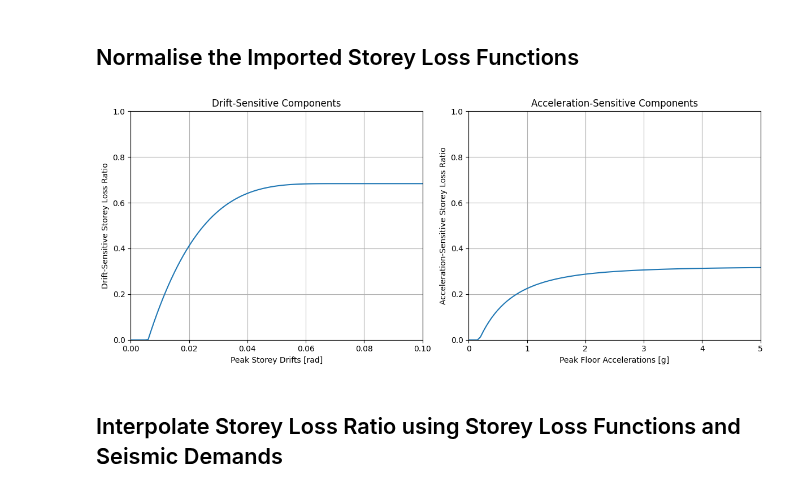
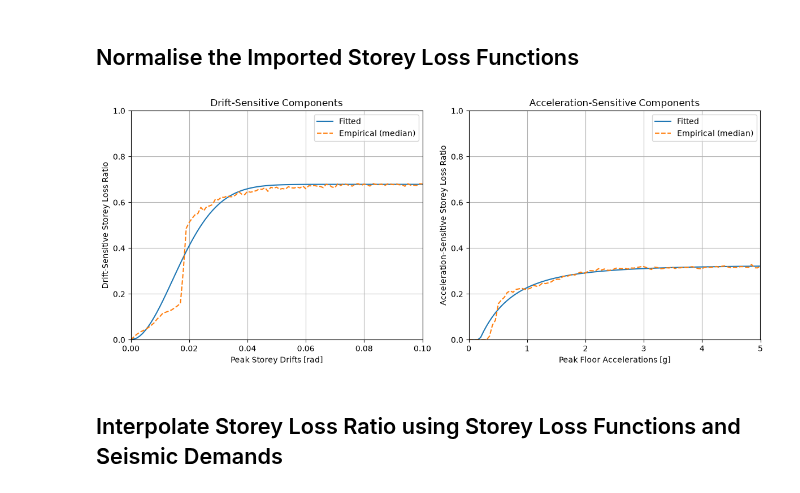
Before and after one commit to GEMScienceTools/oq-vmtk, a Jupyter notebook: demos/StoreyLossFunctionApplication/StoreyLossFunctionApplication.ipynb, the cells around one changed output. Drawn from its saved outputs; the diff is of its cells as text; code cells hidden in the pictures.

Commit message:
Edit SLF demo notebooks

```diff
--- a/demos/StoreyLossFunctionApplication/StoreyLossFunctionApplication.ipynb
+++ b/demos/StoreyLossFunctionApplication/StoreyLossFunctionApplication.ipynb
@@ -45,11 +56,21 @@ from openquake.vmtk.postprocessor import postprocessor
 # with the FEMA P-58 database and were obtained using the "Normative Quantity Estimation Tool"
 # (https://femap58.atcouncil.org/supporting-materials) assuming a residential occupancy class
 
-# Load the drift-sensitive nonstructural components storey loss functions
-slf_drift = import_from_pkl(os.path.join('in', 'slf_drift.pkl'))
+# Storey loss functions are loaded directly from the "StoreyLossFunctionGeneration" demo output:
+# - slf_drift / slf_accel: the FITTED (regression) SLF model
+# - slf_drift_empirical / slf_accel_empirical: the EMPIRICAL SLF model (median/16th/84th
+#   of the loss ratio across the underlying Monte Carlo realizations, with no regression fit)
+slf_generation_out = os.path.join('..', 'StoreyLossFunctionGeneration', 'out')
 
-# Load the acceleration-sensitive nonstructural components storey loss functions
-slf_accel = import_from_pkl(os.path.join('in', 'slf_accel.pkl'))
+# Load the drift-sensitive nonstructural components storey loss functions (fitted model)
+slf_drift = import_from_pkl(os.path.join(slf_generation_out, 'slf_drift.pkl'))
+# Load the drift-sensitive nonstructural components storey loss functions (empirical model)
+slf_drift_empirical = import_from_pkl(os.path.join(slf_generation_out, 'slf_drift_empirical.pkl'))
+
+# Load the acceleration-sensitive nonstructural components storey loss functions (fitted model)
+slf_accel = import_from_pkl(os.path.join(slf_generation_out, 'slf_accel.pkl'))
+# Load the acceleration-sensitive nonstructural components storey loss functions (empirical model)
+slf_accel_empirical = import_from_pkl(os.path.join(slf_generation_out, 'slf_accel_empirical.pkl'))
 
 # Load the analysis dictionary containing response quantities (i.e., engineering demand
 # parameters) such as peak storey drifts and peak floor acceleration necessary for the
@@ -71,48 +92,65 @@ ims = import_from_pkl(os.path.join('in', 'imls_esrm20.pkl'))
 # per performance groups. In this way, our SLFs will represent storey loss ratios instead
 # and will additionally the reflect the contribution of each performance group on the
 # overall storey losses
+#
+# Two SLF representations are normalised here for later comparison:
+# - Fitted: the regression curve from "StoreyLossFunctionGeneration" (out['slf'])
+# - Empirical: the median storey loss ratio across the raw Monte Carlo realizations
+#   underlying that same fit (empirical['empirical_median'])
+# Both are normalised by the same total NSC replacement cost so the resulting
+# vulnerability models remain directly comparable.
 
 # Get the maximum cost associated with repairing both drift- and acceleration-
-# sensitive components from SLFs
+# sensitive components from the fitted SLFs (used as the common normalisation basis)
 max_value = max(slf_drift['PSD, NS']['slf']) + max(slf_accel['PFA, NS']['slf'])
 
+# --- Fitted model ---
 # Normalise the drift-sensitive nonstructural SLF
 slf_drift_norm = [x / max_value for x in slf_drift['PSD, NS']['slf']]
 
 # Normalise the acceleration-sensitive nonstructural SLF
 slf_accel_norm = [x / max_value for x in slf_accel['PFA, NS']['slf']]
+
+# --- Empirical model ---
+# Normalise the empirical median storey loss ratio across all Monte Carlo realizations
+slf_drift_norm_emp = slf_drift_empirical['PSD, NS']['empirical_median'] / max_value
+slf_accel_norm_emp = slf_accel_empirical['PFA, NS']['empirical_median'] / max_value
 
 # Plot the normalise SLFs vs their corresponding EDPs
 # Peak storey drifts range used to generate the SLFs in "StoreyLossFunctionGeneration" demo
 psd_range = slf_drift['PSD, NS']['edp_range']
 # Peak floor accelerations range used to generate the SLFs in "StoreyLossFunctionGeneration" demo
 pfa_range = slf_accel['PFA, NS']['edp_range']
 
 # Plot the results
 fig, axs = plt.subplots(1, 2, figsize=(12, 5))  # 1 row, 2 columns
 
 # --- Left plot: Drift-sensitive ---
-axs[0].plot(psd_range, slf_drift_norm)
+axs[0].plot(psd_range, slf_drift_norm, label='Fitted')
+axs[0].plot(psd_range, slf_drift_norm_emp, '--', label='Empirical (median)')
 axs[0].set_xlabel('Peak Storey Drifts [rad]')
 axs[0].set_ylabel('Drift-Sensitive Storey Loss Ratio')
 axs[0].grid(True)
 axs[0].set_xlim([0, 0.1])
 axs[0].set_ylim([0, 1.0])
 axs[0].set_title("Drift-Sensitive Components")
+axs[0].legend()
 
 # --- Right plot: Acceleration-sensitive ---
-axs[1].plot(pfa_range, slf_accel_norm)
+axs[1].plot(pfa_range, slf_accel_norm, label='Fitted')
+axs[1].plot(pfa_range, slf_accel_norm_emp, '--', label='Empirical (median)')
 axs[1].set_xlabel('Peak Floor Accelerations [g]')
 axs[1].set_ylabel('Acceleration-Sensitive Storey Loss Ratio')
 axs[1].grid(True)
 axs[1].set_xlim([0, 5.0])
 axs[1].set_ylim([0, 1.0])
 axs[1].set_title("Acceleration-Sensitive Components")
+axs[1].legend()
 
 plt.tight_layout()
 plt.show()
 # %% [output]
-[figure, old version]
+[figure, new version]
 # %% [markdown]
 ## Interpolate Storey Loss Ratio using Storey Loss Functions and Seismic Demands ##
 # %%
```
Also changed, not shown: parts of 11 cells of this notebook, 11 other files.
